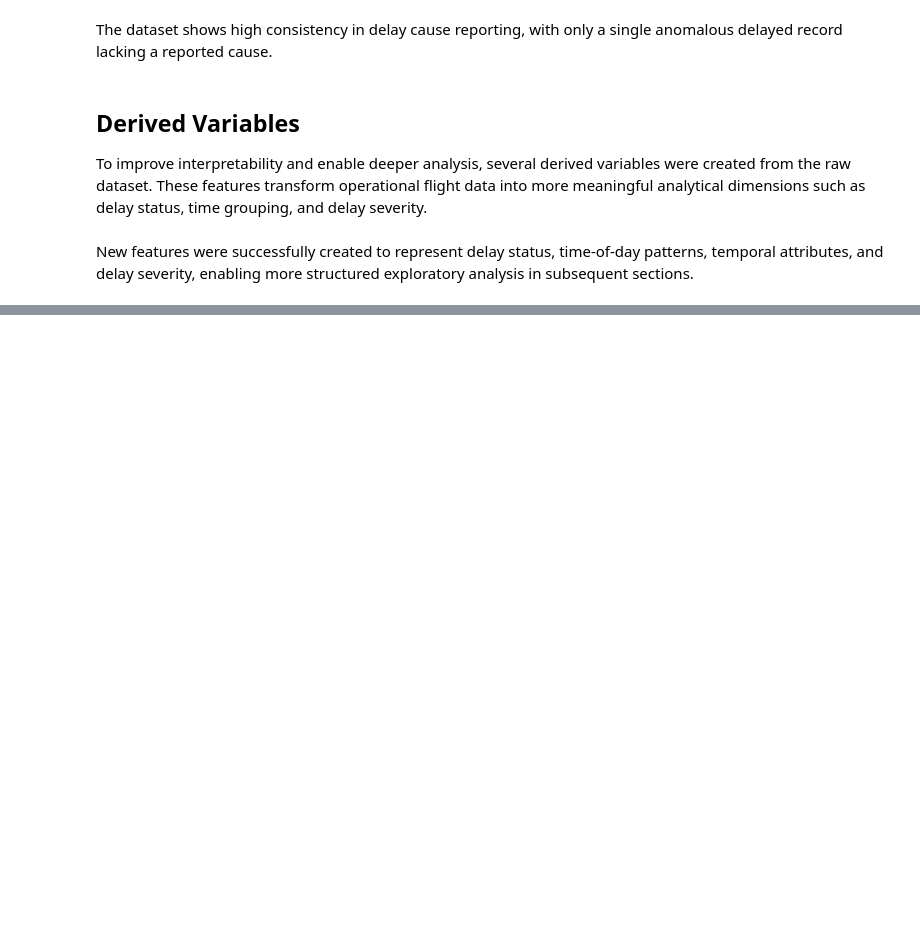
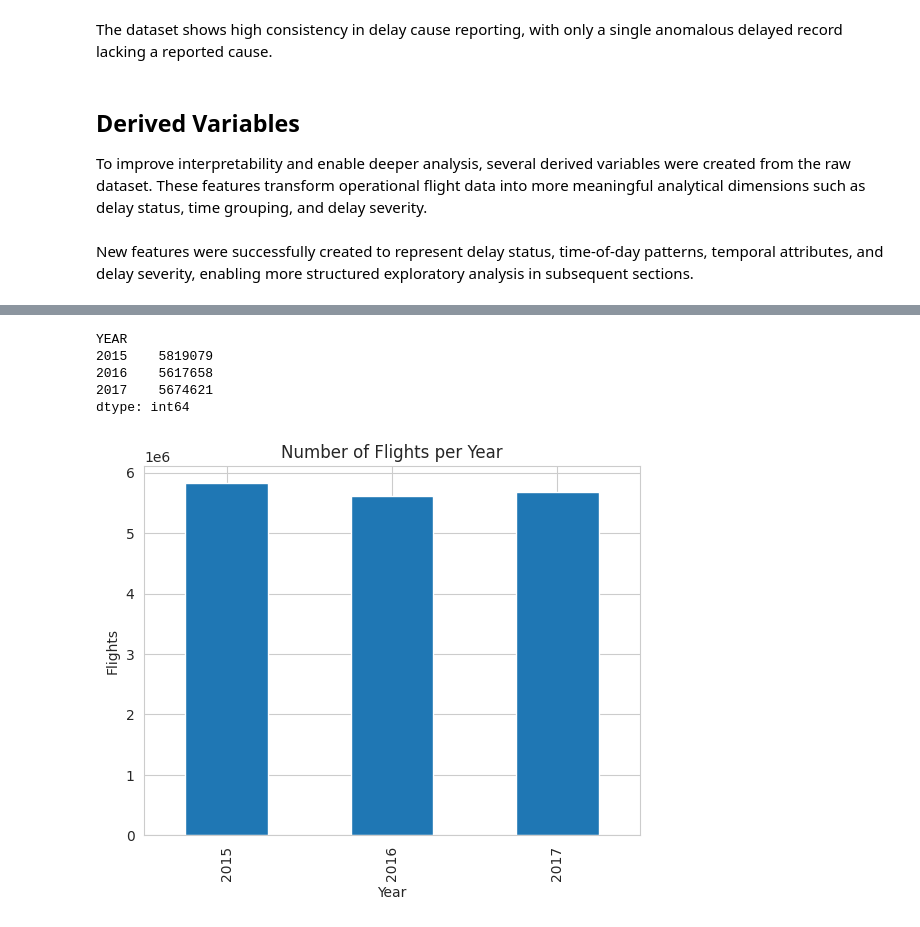
Before and after one commit to fermow/SBU-Data-Science-2026, a Jupyter notebook: Assignment_1/jupyter_notebooks/Untitled.ipynb, the cells around one changed output, grey strips where cells are left out. Cells and saved outputs as stored; diff of their text form; code cells hidden in the pictures; blank space fills up the shorter version.

```diff
--- a/Assignment_1/jupyter_notebooks/Untitled.ipynb
+++ b/Assignment_1/jupyter_notebooks/Untitled.ipynb
@@ -374,0 +381,18 @@ New features were successfully created to represent delay status, time-of-day pa
+# %%
+df.groupby("YEAR").size()
+# %% [output]
+YEAR
+2015    5819079
+2016    5617658
+2017    5674621
+dtype: int64
+# %%
+import matplotlib.pyplot as plt
+
+df.groupby("YEAR").size().plot(kind="bar")
+plt.title("Number of Flights per Year")
+plt.xlabel("Year")
+plt.ylabel("Flights")
+plt.show()
+# %% [output]
+[figure, added]
```
Also changed, not shown: parts of 9 cells of this notebook.
